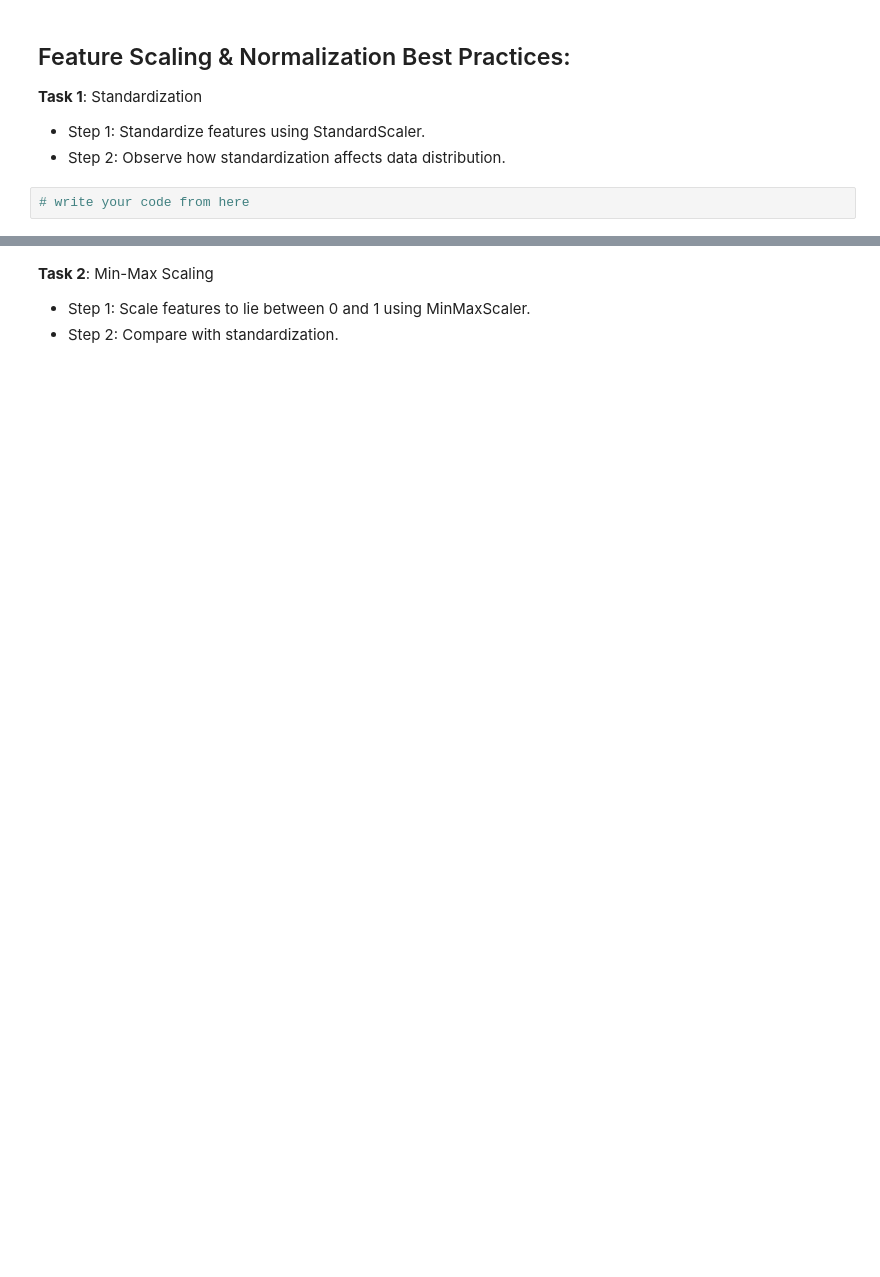
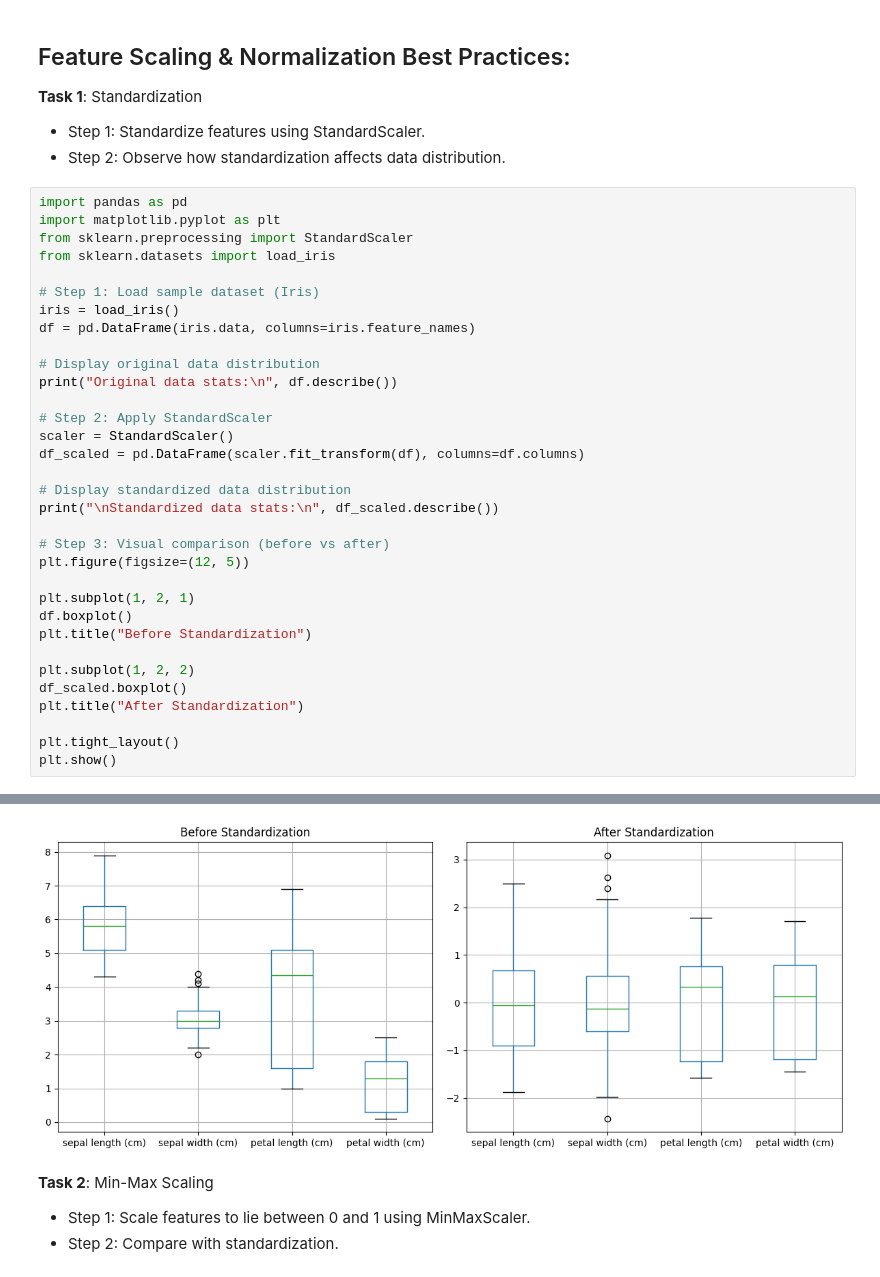
Before and after one commit to Sathvikrk2002/AI_DATA_ANALYSIS_, a Jupyter notebook: src/Module 10/Best Practices for Feature Engineering & Data Preprocessing/Ques_6.ipynb, the cells around one changed output, grey strips where cells are left out. Cells and saved outputs as stored; diff of their text form; blank space fills up the shorter version.

```diff
--- a/src/Module 10/Best Practices for Feature Engineering & Data Preprocessing/Ques_6.ipynb
+++ b/src/Module 10/Best Practices for Feature Engineering & Data Preprocessing/Ques_6.ipynb
@@ -52,5 +161,37 @@ print(X_imputed.isnull().sum())
 **Task 1**: Standardization
 - Step 1: Standardize features using StandardScaler.
 - Step 2: Observe how standardization affects data distribution.
-# %%
-# write your code from here
+# %%
+import pandas as pd
+import matplotlib.pyplot as plt
+from sklearn.preprocessing import StandardScaler
+from sklearn.datasets import load_iris
+
+# Step 1: Load sample dataset (Iris)
+iris = load_iris()
+df = pd.DataFrame(iris.data, columns=iris.feature_names)
+
+# Display original data distribution
+print("Original data stats:\n", df.describe())
+
+# Step 2: Apply StandardScaler
+scaler = StandardScaler()
+df_scaled = pd.DataFrame(scaler.fit_transform(df), columns=df.columns)
+
+# Display standardized data distribution
+print("\nStandardized data stats:\n", df_scaled.describe())
+
+# Step 3: Visual comparison (before vs after)
+plt.figure(figsize=(12, 5))
+
+plt.subplot(1, 2, 1)
+df.boxplot()
+plt.title("Before Standardization")
+
+plt.subplot(1, 2, 2)
+df_scaled.boxplot()
+plt.title("After Standardization")
+
+plt.tight_layout()
+plt.show()
+# %% [output]
@@ -57,3 +215,4 @@ print(X_imputed.isnull().sum())
+[figure, added]
 # %% [markdown]
 **Task 2**: Min-Max Scaling
 
```
Also changed, not shown: parts of 16 cells of this notebook.
